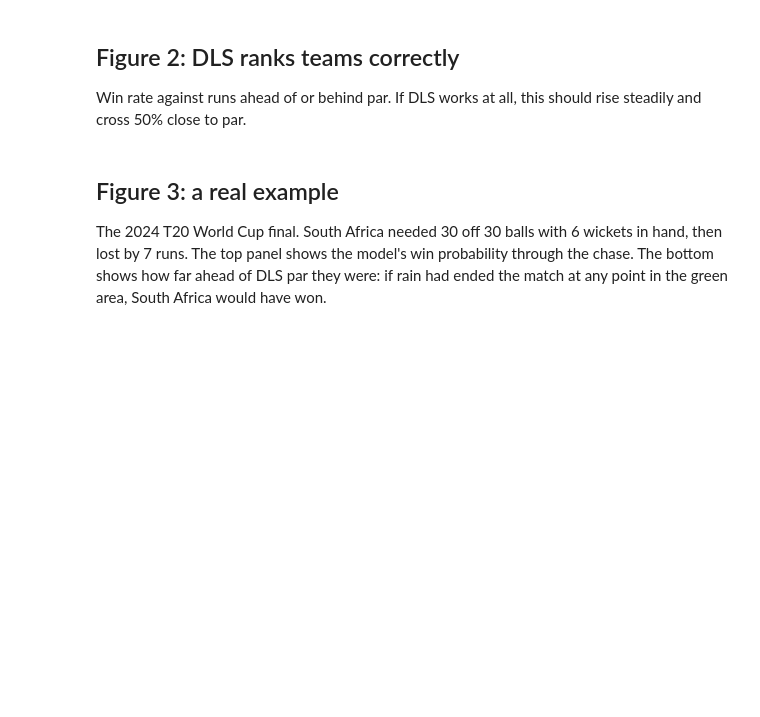
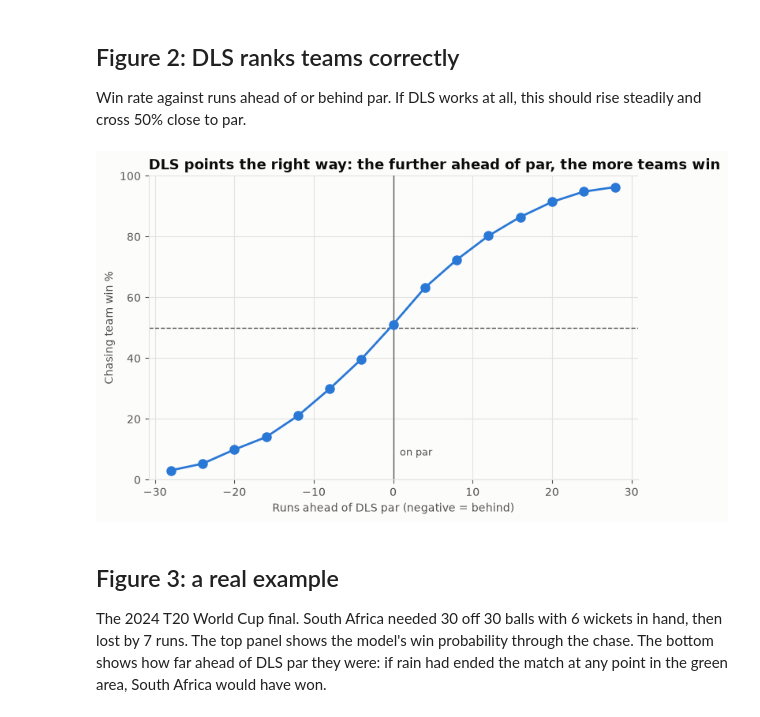
Before and after one commit to abdulhaquemohammed/dls-fairness-t20, a Jupyter notebook: 05_figures.ipynb, the cells around one changed output. Saved outputs shown, nothing was run; the diff lists cells and outputs as text; code cells hidden in the pictures; blank space fills up the shorter version.

```diff
--- a/05_figures.ipynb
+++ b/05_figures.ipynb
@@ -16,6 +106,25 @@ Win rate at DLS par by wickets lost, split by stage of the chase. This is the ph
 ## Figure 2: DLS ranks teams correctly
 
 Win rate against runs ahead of or behind par. If DLS works at all, this should rise steadily and cross 50% close to par.
+# %%
+bins = np.arange(-30, 32, 4)
+sc = s.assign(bin=pd.cut(s["margin"], bins)).drop_duplicates(["match_id", "bin"])
+curve = sc.groupby("bin", observed=True)["won"].agg(n="count", p="mean")
+mid = [b.mid for b in curve.index]
+
+fig, ax = plt.subplots(figsize=(8, 5))
+ax.axhline(50, ls="--", color=MUTED, lw=1)
+ax.axvline(0, color=MUTED, lw=1)
+ax.plot(mid, curve["p"] * 100, "o-", color=BLUE, ms=8)
+ax.annotate("on par", (0, 8), xytext=(6, 0), textcoords="offset points", color=MUTED, fontsize=9)
+ax.set_xlabel("Runs ahead of DLS par (negative = behind)")
+ax.set_ylabel("Chasing team win %")
+ax.set_ylim(0, 100)
+ax.set_title("DLS points the right way: the further ahead of par, the more teams win")
+plt.savefig("figures/win_vs_margin.png", dpi=200, bbox_inches="tight")
+plt.show()
+# %% [output]
+[figure, added]
 # %% [markdown]
 ## Figure 3: a real example
 
```
Also changed, not shown: parts of 3 cells of this notebook, 4 other files.
